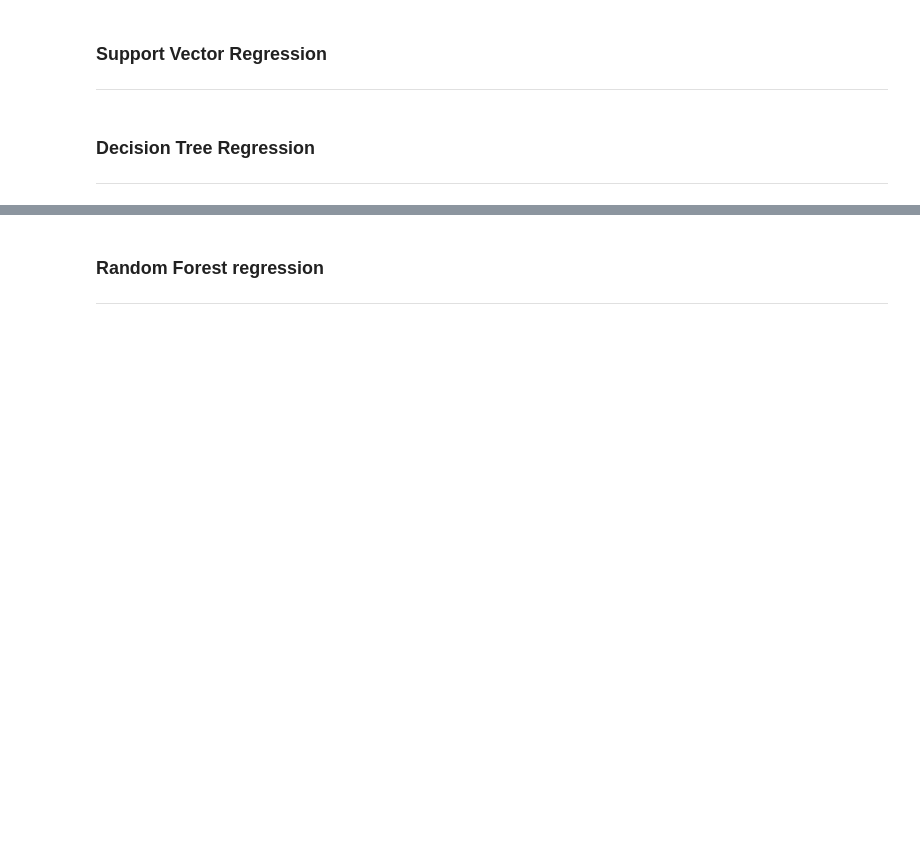
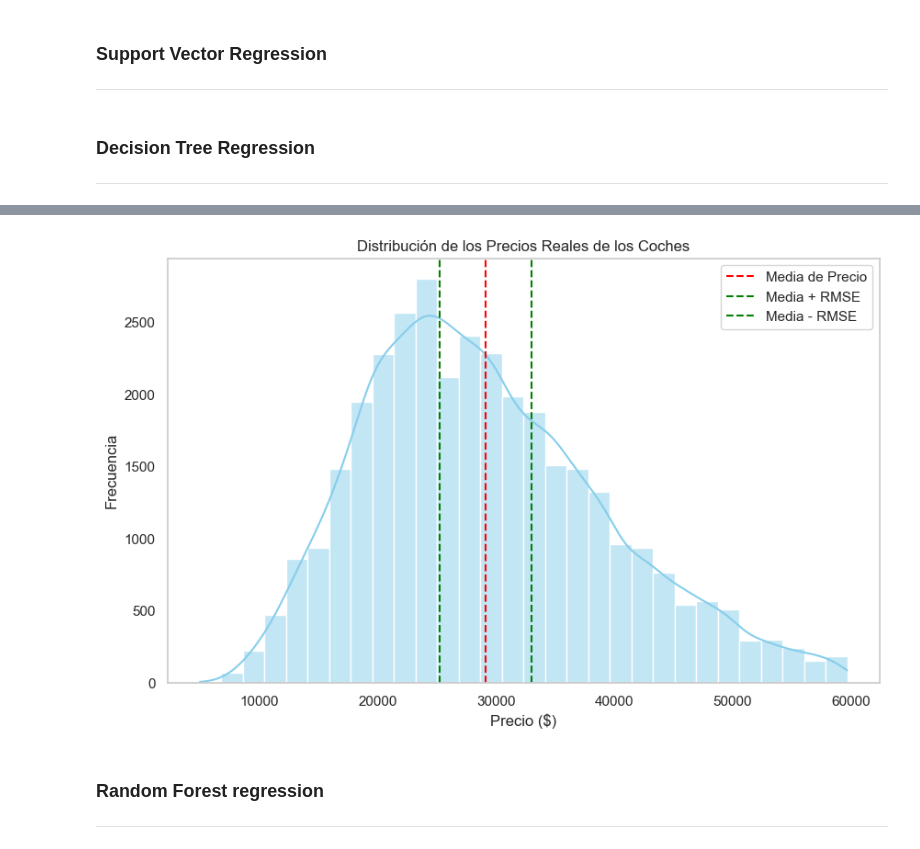
Before and after one commit to aimarpg/MachineLearningTeamProject, a Jupyter notebook: src/Team_Project_Colab.ipynb, the cells around one changed output, grey strips where cells are left out. Saved outputs shown, nothing was run; the diff lists cells and outputs as text; code cells hidden in the pictures; blank space fills up the shorter version.

```diff
--- a/src/Team_Project_Colab.ipynb
+++ b/src/Team_Project_Colab.ipynb
@@ -1719,3 +1749,20 @@ ADJUSTED R SQUARE: 0.588
+# %%
+#Analiza la distribución de los precios para ver si el error es aceptable.
+plt.figure(figsize=(10, 6))
+sns.histplot(y_test_M1, bins=30, kde=True, color='skyblue')
+plt.axvline(x=np.mean(y_test_M3), color='red', linestyle='--', label='Media de Precio')
+plt.axvline(x=np.mean(y_test_M3) + rmse, color='green', linestyle='--', label='Media + RMSE')
+plt.axvline(x=np.mean(y_test_M3) - rmse, color='green', linestyle='--', label='Media - RMSE')
+
+# Añadir etiquetas y leyenda
+plt.title("Distribución de los Precios Reales de los Coches")
+plt.xlabel("Precio ($)")
+plt.ylabel("Frecuencia")
+plt.legend()
+plt.grid()
+plt.show()
+# %% [output]
+[figure, added]
 # %% [markdown]
 ### **Random Forest regression**
 
```
Also changed, not shown: parts of 5 cells of this notebook.
